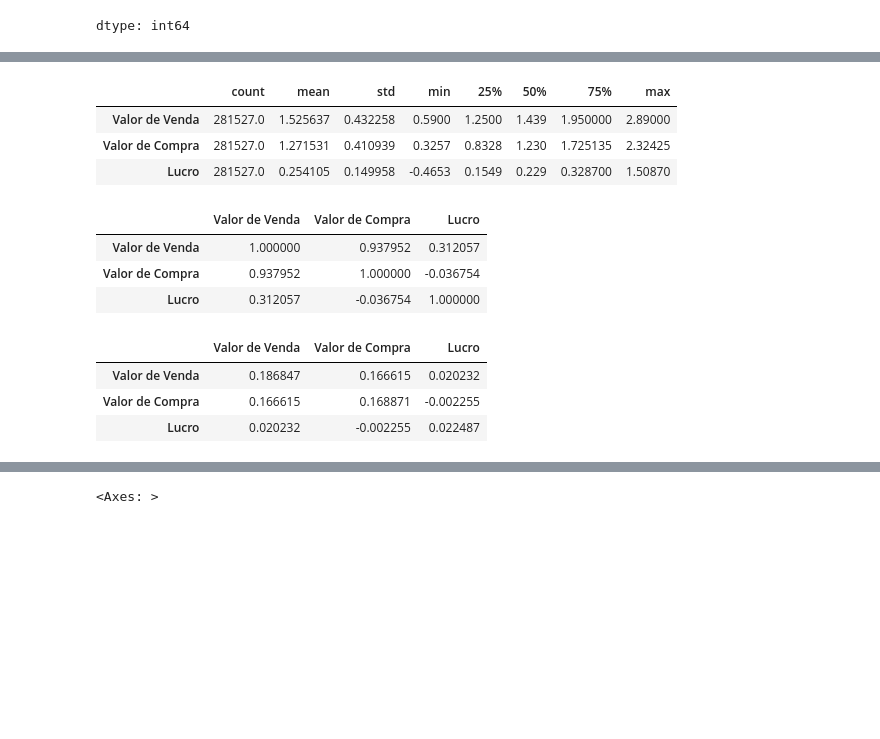
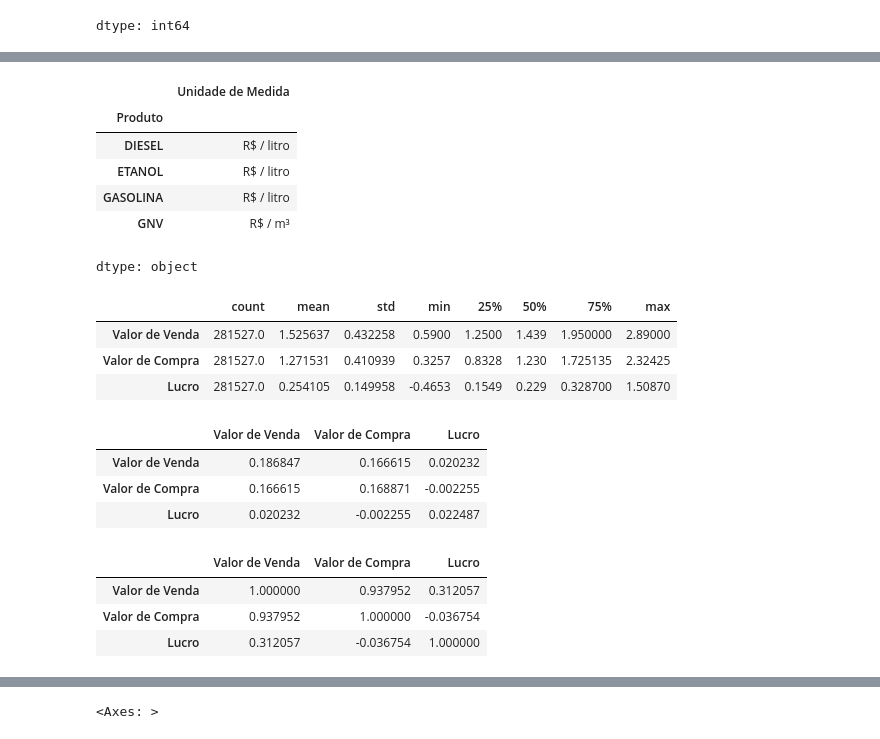
Before and after one commit to SandraRojasZ/DataScience, a Jupyter notebook: ProjetoAED.ipynb, the cells around one changed output, grey strips where cells are left out. Drawn from its saved outputs; the diff is of its cells as text; code cells hidden in the pictures; blank space fills up the shorter version.

Commit message:
densidade do gás natural veicular (GNV)

```diff
--- a/ProjetoAED.ipynb
+++ b/ProjetoAED.ipynb
@@ -263,3 +262,16 @@ df_combustiveis_2.head(3)
 | 0 | SE | SP | GUARULHOS | AUTO POSTO SAKAMOTO LTDA | GASOLINA | 11/05/2004 | 1.967 | ... |
 | 1 | SE | SP | GUARULHOS | AUTO POSTO SAKAMOTO LTDA | ETANOL | 11/05/2004 | 0.899 | ... |
 | 2 | SE | SP | GUARULHOS | AUTO POSTO SAKAMOTO LTDA | DIESEL | 11/05/2004 | 1.299 | ... |
+# %%
+# Pegar a densidade do alcool, gasolina e etanol para padronizar o preço segundo a unidade de medida
+# Verificando as unidades para padronizar em uma unidade e ajustar os preços
+unidade_produto = df_combustiveis_2.groupby('Produto')['Unidade de Medida']
+unidade_produto.first()
+# %% [output]
+|  | Unidade de Medida |
+| Produto |  |
+| DIESEL | R$ / litro |
+| ETANOL | R$ / litro |
+| GASOLINA | R$ / litro |
+| GNV | R$ / m³ |
+dtype: object
@@ -270,6 +284,16 @@ df_combustiveis_2.describe().T
 | Valor de Venda | 281527.0 | 1.525637 | 0.432258 | 0.5900 | 1.2500 | 1.439 | 1.950000 | 2.89000 |
 | Valor de Compra | 281527.0 | 1.271531 | 0.410939 | 0.3257 | 0.8328 | 1.230 | 1.725135 | 2.32425 |
 | Lucro | 281527.0 | 0.254105 | 0.149958 | -0.4653 | 0.1549 | 0.229 | 0.328700 | 1.50870 |
+# %%
+# verifica quanto de relação se tem
+# Lucro e Valor de compra tem comportamentos diferentes, sentidos opostos
+num_df_combustiveis = df_combustiveis_2.select_dtypes(include=np.number)
+num_df_combustiveis.cov()
+# %% [output]
+|  | Valor de Venda | Valor de Compra | Lucro |
+| Valor de Venda | 0.186847 | 0.166615 | 0.020232 |
+| Valor de Compra | 0.166615 | 0.168871 | -0.002255 |
+| Lucro | 0.020232 | -0.002255 | 0.022487 |
 # %%
 df_combustiveis_2.corr(method='pearson', numeric_only=True)
 # %% [output]
@@ -277,13 +301,3 @@ df_combustiveis_2.corr(method='pearson', numeric_only=True)
 | Valor de Venda | 1.000000 | 0.937952 | 0.312057 |
 | Valor de Compra | 0.937952 | 1.000000 | -0.036754 |
 | Lucro | 0.312057 | -0.036754 | 1.000000 |
-# %%
-# verifica quanto de relação se tem
-# Lucro e Valor de compra tem comportamentos diferentes, sentidos opostos
-num_df_combustiveis = df_combustiveis_2.select_dtypes(include=np.number)
-num_df_combustiveis.cov()
-# %% [output]
-|  | Valor de Venda | Valor de Compra | Lucro |
-| Valor de Venda | 0.186847 | 0.166615 | 0.020232 |
-| Valor de Compra | 0.166615 | 0.168871 | -0.002255 |
-| Lucro | 0.020232 | -0.002255 | 0.022487 |
```
Also changed, not shown: parts of 8 cells of this notebook.
